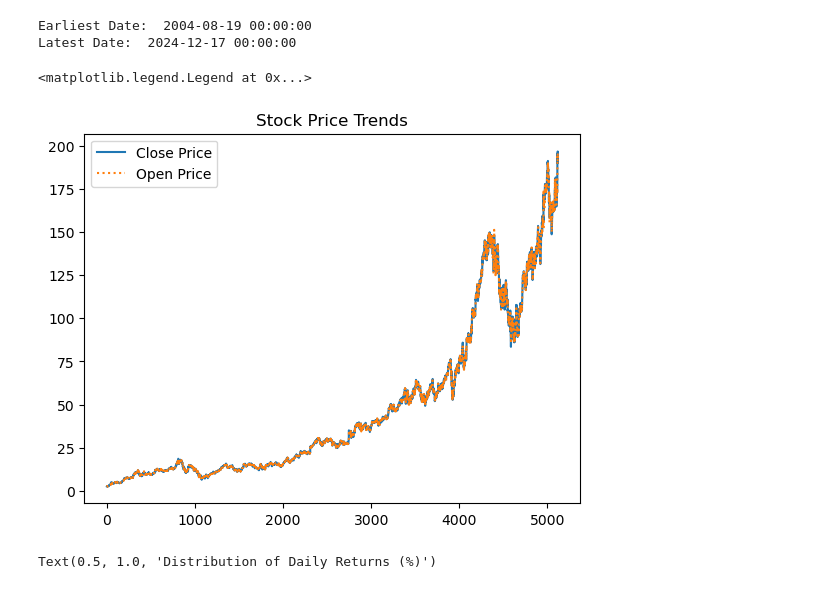
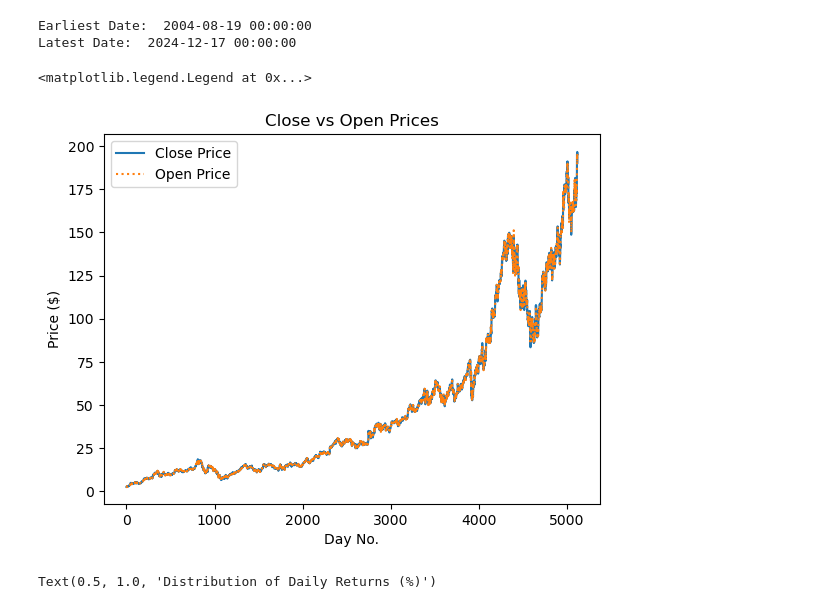
Before and after one commit to jisoawe/ltsm_google_stock, a Jupyter notebook: Google_Stock_LSTM.ipynb, the cells around one changed output. Drawn from its saved outputs; the diff is of its cells as text; code cells hidden in the pictures.

```diff
--- a/Google_Stock_LSTM.ipynb
+++ b/Google_Stock_LSTM.ipynb
@@ -70,11 +71,13 @@ Latest Date:  2024-12-17 00:00:00
 # %%
 plt.plot(df.index, df['Close'], label='Close Price')
 plt.plot(df.index, df['Open'], label='Open Price', linestyle = 'dotted')
-plt.title('Stock Price Trends')
+plt.title('Close vs Open Prices')
+plt.xlabel('Day No.')
+plt.ylabel('Price ($)')
 plt.legend()
 # %% [output]
 <matplotlib.legend.Legend at 0x...>
-[figure, old version]
+[figure, new version]
 # %%
 sns.histplot(df['Daily_Return'], bins=50, kde=True)
 plt.title('Distribution of Daily Returns (%)')
```
Also changed, not shown: parts of 23 cells of this notebook.
